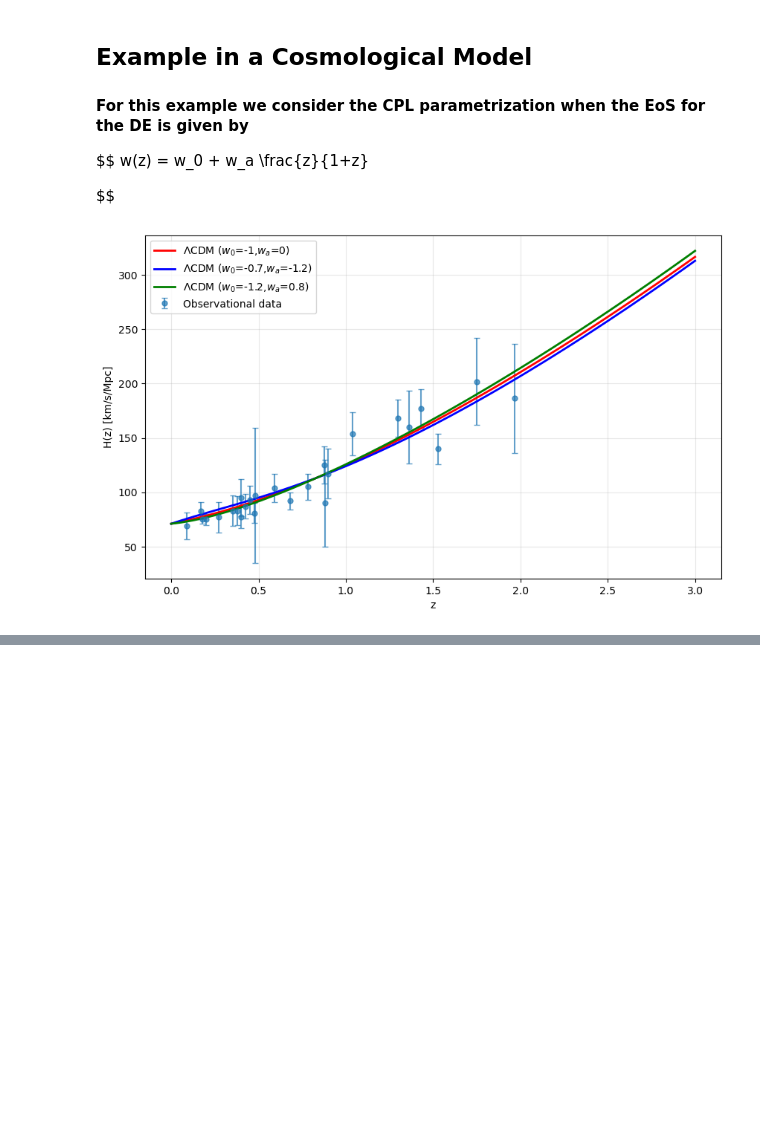
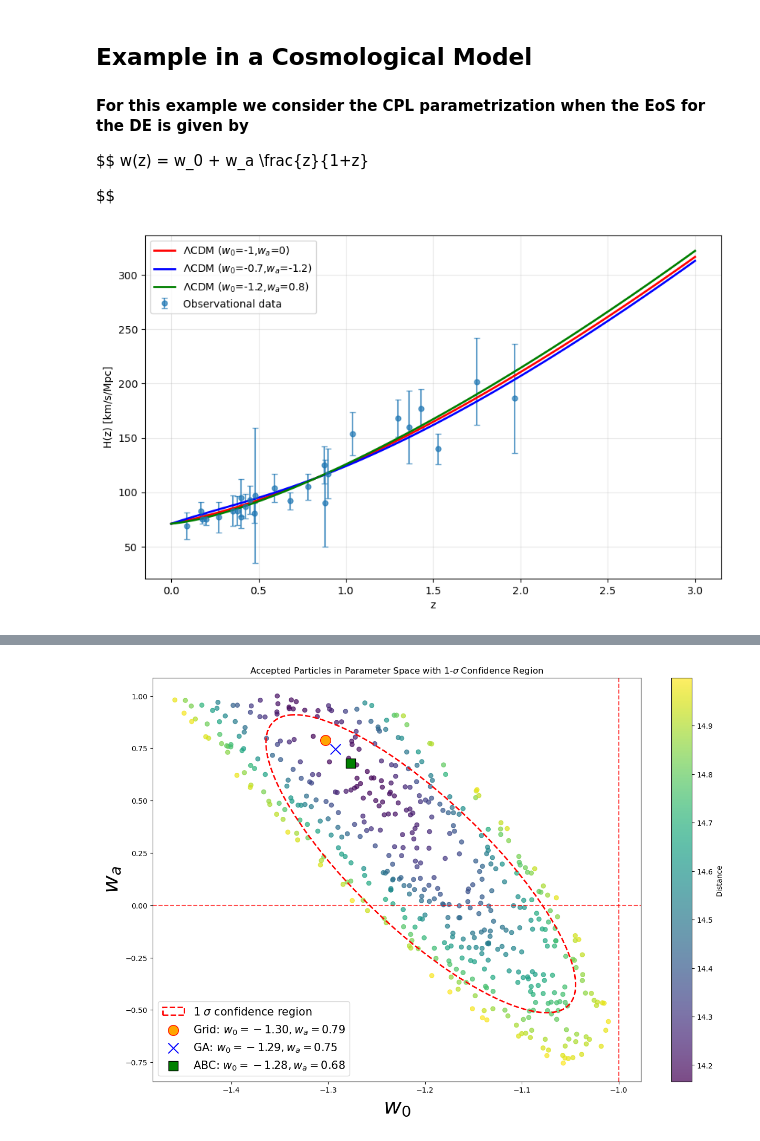
Before and after one commit to mazapataa/sbi-basic, a Jupyter notebook: tutorial_1.ipynb, the cells around one changed output, grey strips where cells are left out. Drawn from its saved outputs; the diff is of its cells as text; code cells hidden in the pictures; blank space fills up the shorter version.

Commit message:
abc vs grid, ga

```diff
--- a/tutorial_1.ipynb
+++ b/tutorial_1.ipynb
@@ -428,0 +400,6 @@ plt.show()
+# %%
+def distance_hub(observed, errors, simulated):
+    if simulated is None:
+        return np.inf
+
+    return np.sum((observed - simulated)**2 / errors**2)
@@ -428,0 +450,6 @@ plt.show()
+# %%
+epsilon1 = 15
+n_accepted = 500
+accepted_w0, accepted_wa, accepted_d, total_simulations, all_distances = rejection_sim_cpl(
+    prior_w0, prior_wa, Hubble_sim, distance_hub, hub_obs, error_obs,
+    epsilon1, n_accepted)
@@ -428,0 +544,60 @@ plt.show()
+# %%
+# Calculate efficiency
+efficiency = n_accepted / total_simulations
+print(f"\nAlgorithm efficiency: {efficiency:.6f} ({efficiency*100:.4f}% of simulations were accepted)")
+plt.figure(figsize=(15, 10))
+
+# Plot 1: Parameter space with accepted particles and confidence regions
+
+scatter = plt.scatter(accepted_w0, accepted_wa, c=accepted_d, cmap='viridis', alpha=0.7)
+plt.colorbar(scatter, label='Distance')
+
+# Calculate mean and covariance for confidence ellipse
+mean_w0, mean_wa = np.mean(accepted_w0), np.mean(accepted_wa)
+cov = np.cov(accepted_w0, accepted_wa)
+
+# Plot 1 sigma confidence ellipse (68.27% confidence region)
+from matplotlib.patches import Ellipse
+from scipy.stats import chi2
+
+# Calculate ellipse parameters
+lambda_, v = np.linalg.eig(cov)
+lambda_ = np.sqrt(lambda_)
+ellipse_radius = np.sqrt(chi2.ppf(0.6827, 2))  # For 1 sig in 2D
+ellipse = Ellipse(xy=(mean_w0, mean_wa),
+                 width=lambda_[0]*2*ellipse_radius,
+                 height=lambda_[1]*2*ellipse_radius,
+                 angle=np.degrees(np.arctan2(v[1, 0], v[0, 0])),
+                 fill=False, edgecolor='red', linewidth=2, linestyle='--',
+                 label='1 $\sigma$ confidence region')
+
+plt.gca().add_patch(ellipse)
+
+plt.axvline(-1, color='red', linestyle='--', alpha=0.7)
+plt.axhline(0, color='red', linestyle='--', alpha=0.7)
+plt.scatter(w0_best, wa_best, color='orange', edgecolor='red', marker='o', s=200,
+            label=f'Grid: $w_0={w0_best:.2f}, w_a={wa_best:.2f}$')
+plt.scatter(w0_best_ga, wa_best_ga, color='blue', edgecolor='black', marker='x', s=200,
+            label=f'GA: $w_0={w0_best_ga:.2f}, w_a={wa_best_ga:.2f}$')
+plt.scatter( -1.277,  0.677 , color='green', edgecolor='black', marker='s', s=150,
+            label=f'ABC: $w_0={-1.277:.2f}, w_a={0.677:.2f}$')
+plt.xlabel('$w_0$',fontsize=30)
+plt.ylabel('$w_a$',fontsize=30)
+plt.title('Accepted Particles in Parameter Space with 1-$\sigma$ Confidence Region')
+plt.legend(fontsize=15)
+
+
+# Print summary statistics including 1-s intervals
+print(f"\nSummary statistics for {n_accepted} accepted particles:")
+print(f"w_0: Mean = {np.mean(accepted_w0):.3f}, Std = {np.std(accepted_w0):.3f}")
+print(f"w_0: 1-s credible interval = [{np.percentile(accepted_w0, 15.865):.3f}, {np.percentile(accepted_w0, 84.135):.3f}]")
+print(f"w_0: 95% credible interval = [{np.percentile(accepted_w0, 2.5):.3f}, {np.percentile(accepted_w0, 97.5):.3f}]")
+print(f"w_a: Mean = {np.mean(accepted_wa):.3f}, Std = {np.std(accepted_wa):.3f}")
+print(f"w_a: 1-s credible interval = [{np.percentile(accepted_wa, 15.865):.3f}, {np.percentile(accepted_wa, 84.135):.3f}]")
+print(f"w_a: 95% credible interval = [{np.percentile(accepted_wa, 2.5):.3f}, {np.percentile(accepted_wa, 97.5):.3f}]")
+print(f"Best fit: w_0 = {best_w0:.3f}, w_a = {best_wa:.3f} (distance = {accepted_d[best_idx]:.3f})")
+
+# Calculate correlation between parameters
+correlation = np.corrcoef(accepted_w0, accepted_wa)[0, 1]
+print(f"Correlation between $w_0$ and $w_a$: {correlation:.3f}")
+# %% [output]
@@ -428,0 +615 @@ plt.show()
+[figure, added]
```
Also changed, not shown: parts of 18 cells of this notebook.
